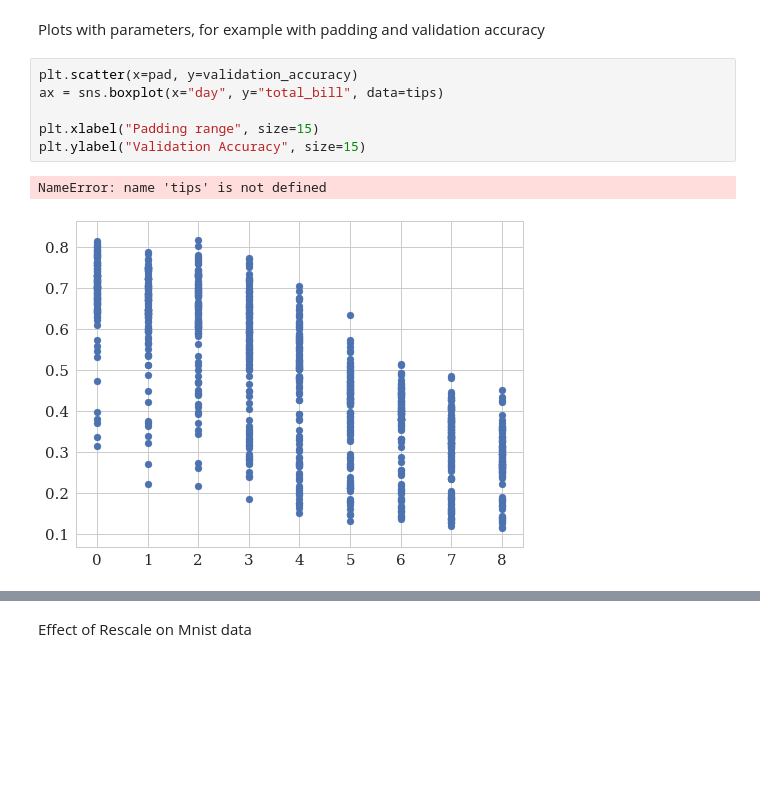
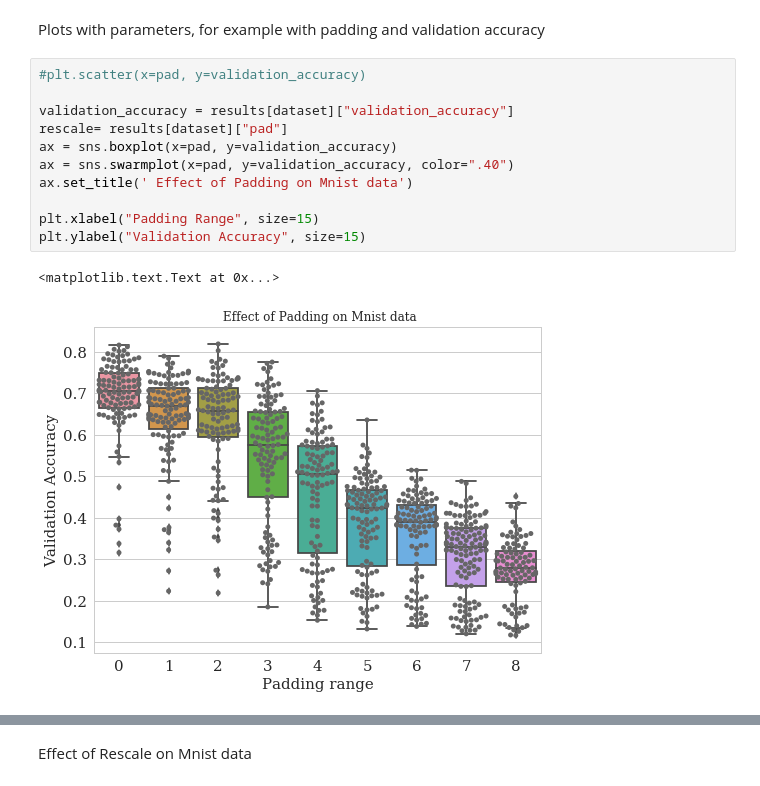
Before and after one commit to zemovi/AutoDA, a Jupyter notebook: notebooks/augmentation.ipynb, the cells around one changed output, grey strips where cells are left out. Saved outputs shown, nothing was run; the diff lists cells and outputs as text; blank space fills up the shorter version.

Commit message:
more plots

```diff
--- a/notebooks/augmentation.ipynb
+++ b/notebooks/augmentation.ipynb
@@ -118,11 +119,16 @@ plt.title(dataset, fontsize=25)
 # %% [markdown]
 Plots with parameters, for example with padding and validation accuracy
 # %%
-plt.scatter(x=pad, y=validation_accuracy)
-ax = sns.boxplot(x="day", y="total_bill", data=tips)
+#plt.scatter(x=pad, y=validation_accuracy)
 
-plt.xlabel("Padding range", size=15)
+validation_accuracy = results[dataset]["validation_accuracy"]
+rescale= results[dataset]["pad"]
+ax = sns.boxplot(x=pad, y=validation_accuracy)
+ax = sns.swarmplot(x=pad, y=validation_accuracy, color=".40")
+ax.set_title(' Effect of Padding on Mnist data')
+
+plt.xlabel("Padding Range", size=15)
 plt.ylabel("Validation Accuracy", size=15)
 # %% [output]
-NameError: name 'tips' is not defined
+<matplotlib.text.Text at 0x...>
-[figure, old version]
+[figure, new version]
```
Also changed, not shown: parts of 9 cells of this notebook.
